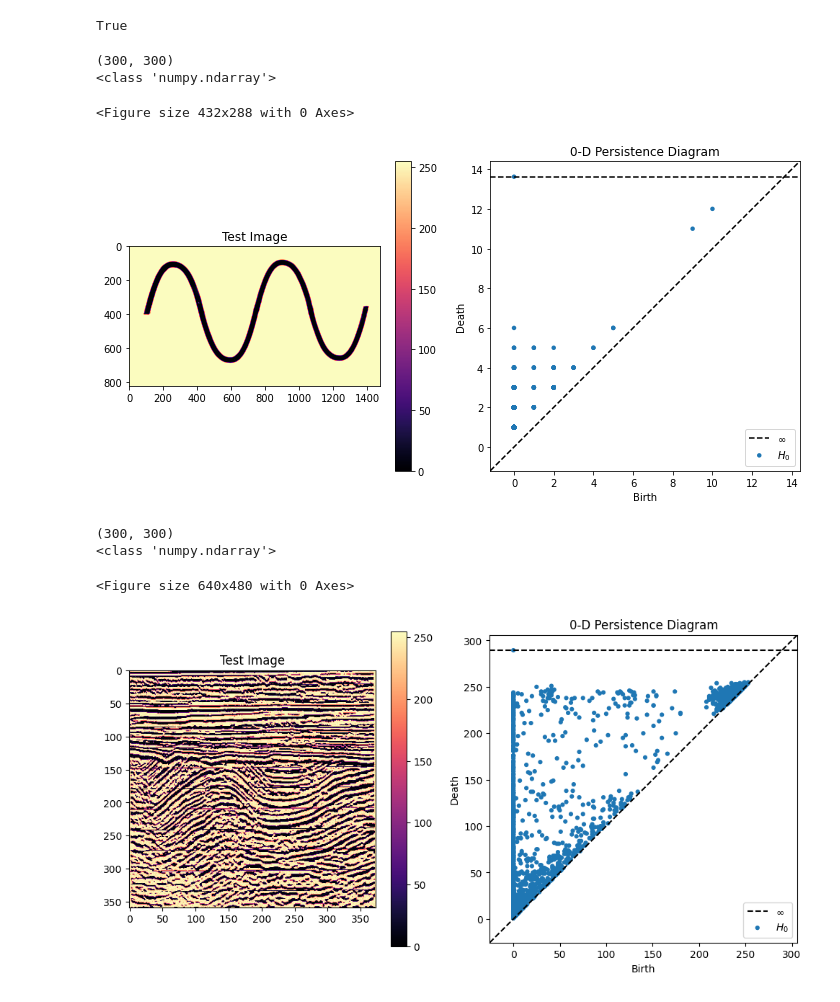
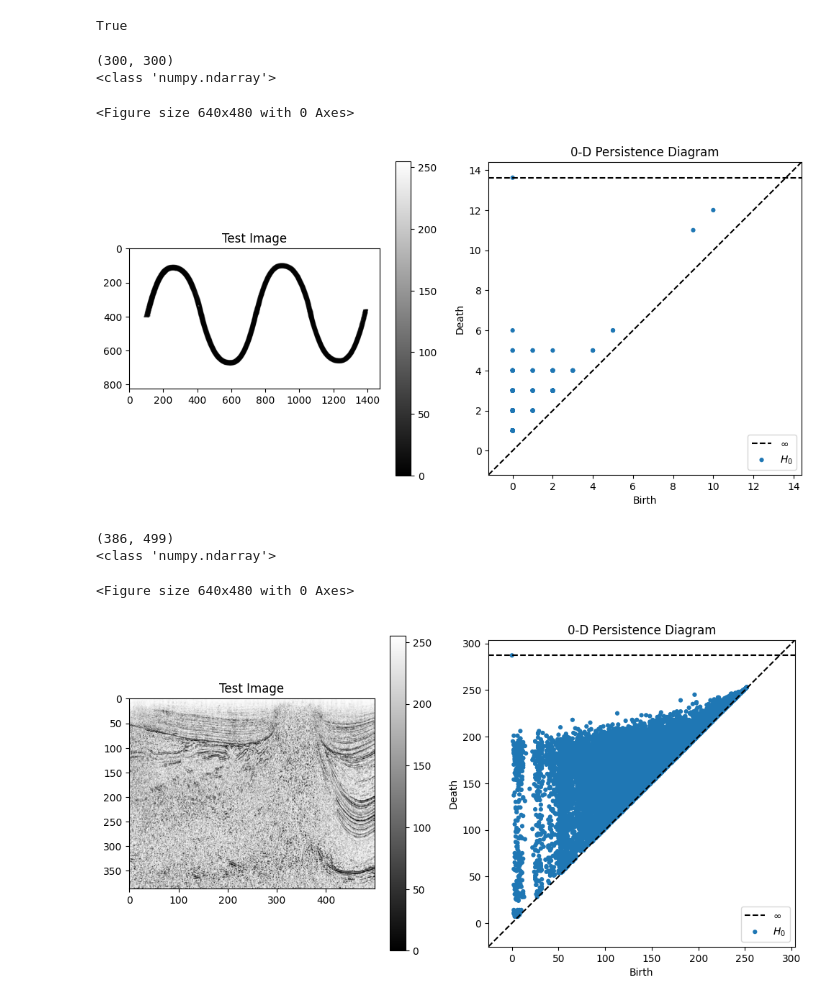
Before and after one commit to Necromath/ml_projects, a Jupyter notebook: Fit_Curve.ipynb, the cells around one changed output. Saved outputs shown, nothing was run; the diff lists cells and outputs as text; code cells hidden in the pictures.

```diff
--- a/Fit_Curve.ipynb
+++ b/Fit_Curve.ipynb
@@ -259,8 +259,9 @@ import matplotlib.pyplot as plt
 from ripser import ripser, lower_star_img
 from sklearn.datasets import load_digits
 from persim import plot_diagrams
-import numpy
+import numpy as np
 import PIL
+from scipy import ndimage
 
 digits = load_digits()
 z = PIL.Image.open('/home/necromath/ml_projects/sinewave.png')
@@ -280,7 +281,7 @@ dgm = lower_star_img(z_re_array)
 
 plt.figure(figsize=(10, 5))
 plt.subplot(121)
-plt.imshow(z)
+plt.imshow(z, cmap ='gray')
 plt.colorbar()
 plt.title("Test Image")
 plt.subplot(122)
@@ -291,37 +292,37 @@ plt.show()
 # %% [output]
 (300, 300)
 <class 'numpy.ndarray'>
-<Figure size 432x288 with 0 Axes>
+<Figure size 640x480 with 0 Axes>
-[figure, old version]
+[figure, new version]
 # %%
 digits = load_digits()
-z = PIL.Image.open('/home/necromath/ml_projects/SeismicImage.jpg')
+z = PIL.Image.open('/home/necromath/ml_projects/SaltDome.jpg')
 z = z.convert("L")
 z_array=numpy.asarray(z)
 #print(z_array)
-z_resized = z.resize((300,300))
-z_re_array = numpy.asarray(z_resized)
+#z_resized = z.resize((300,300))
+z_re_array = numpy.asarray(z)
 print(z_re_array.shape)
 plt.magma()
 #plt.matshow(digits.images[52])
 #print(z_re_array.shape())
 #plt.show()
 print(type(digits.images[1]))
 
 dgm = lower_star_img(z_re_array)
 
 plt.figure(figsize=(10, 5))
 plt.subplot(121)
-plt.imshow(z)
+plt.imshow(z, cmap ='gray')
 plt.colorbar()
 plt.title("Test Image")
 plt.subplot(122)
 plot_diagrams(dgm)
 plt.title("0-D Persistence Diagram")
 plt.tight_layout()
 plt.show()
 # %% [output]
-(300, 300)
+(386, 499)
 <class 'numpy.ndarray'>
 <Figure size 640x480 with 0 Axes>
-[figure, old version]
+[figure, new version]
```
Also changed, not shown: parts of 3 cells of this notebook.
